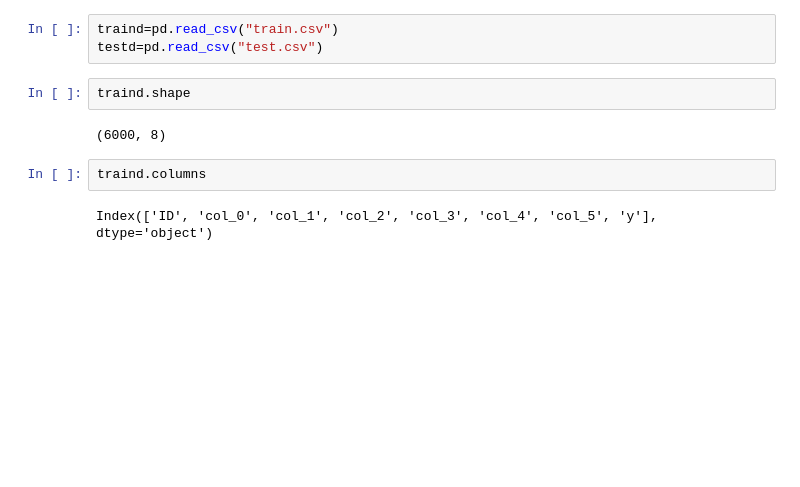
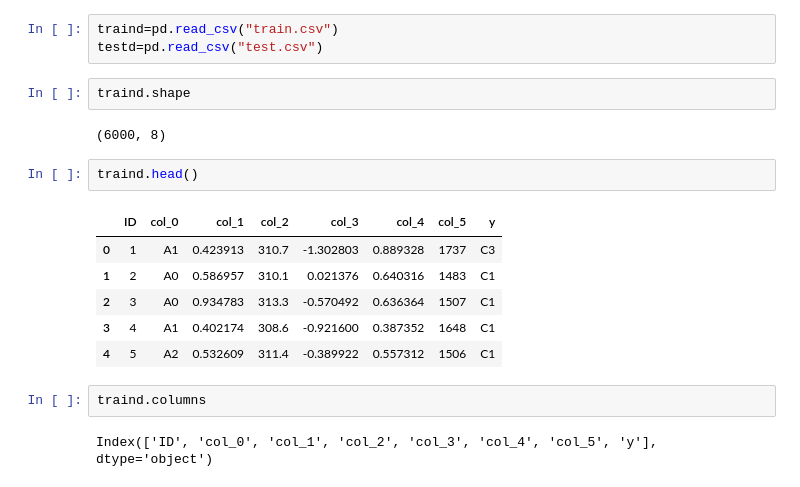
Before and after one commit to Aveiro11/To-work, a Jupyter notebook: Adib_Wahid_Quader.ipynb, the cells around one changed output. Cells and saved outputs as stored; diff of their text form; blank space fills up the shorter version.

```diff
--- a/Adib_Wahid_Quader.ipynb
+++ b/Adib_Wahid_Quader.ipynb
@@ -17,6 +17,15 @@ testd=pd.read_csv("test.csv")
 traind.shape
 # %% [output]
 (6000, 8)
+# %%
+traind.head()
+# %% [output]
+|  | ID | col_0 | col_1 | col_2 | col_3 | col_4 | col_5 | y |
+| 0 | 1 | A1 | 0.423913 | 310.7 | -1.302803 | 0.889328 | 1737 | C3 |
+| 1 | 2 | A0 | 0.586957 | 310.1 | 0.021376 | 0.640316 | 1483 | C1 |
+| 2 | 3 | A0 | 0.934783 | 313.3 | -0.570492 | 0.636364 | 1507 | C1 |
+| 3 | 4 | A1 | 0.402174 | 308.6 | -0.921600 | 0.387352 | 1648 | C1 |
+| 4 | 5 | A2 | 0.532609 | 311.4 | -0.389922 | 0.557312 | 1506 | C1 |
 # %%
 traind.columns
 # %% [output]
```
Also changed, not shown: parts of 11 cells of this notebook.
